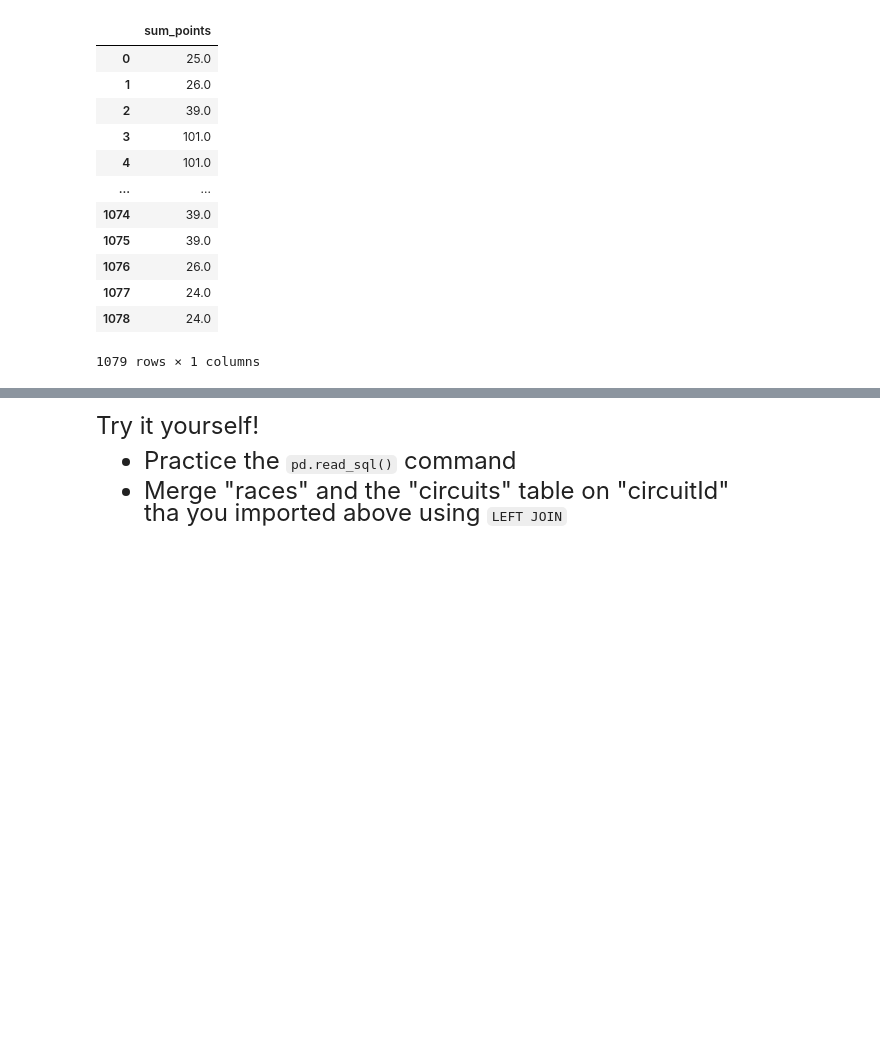
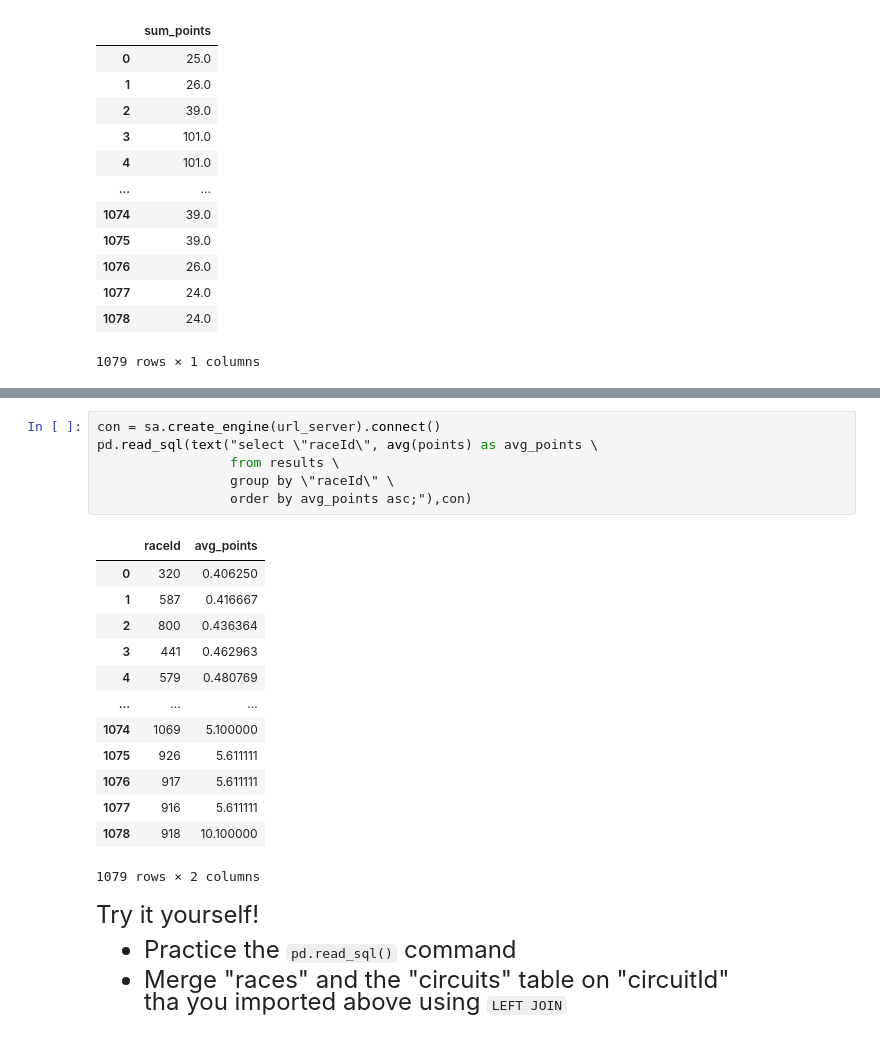
Before and after one commit to jadarro/qtm151_fall_2023, a Jupyter notebook: lecture_18/personal_lecture18.ipynb, the cells around one changed output, grey strips where cells are left out. Cells and saved outputs as stored; diff of their text form; blank space fills up the shorter version.

```diff
--- a/lecture_18/personal_lecture18.ipynb
+++ b/lecture_18/personal_lecture18.ipynb
@@ -264,3 +286,23 @@ pd.read_sql(text("SELECT SUM(points) AS sum_points \
+# %%
+con = sa.create_engine(url_server).connect()
+pd.read_sql(text("select \"raceId\", avg(points) as avg_points \
+                 from results \
+                 group by \"raceId\" \
+                 order by avg_points asc;"),con)
+# %% [output]
+|  | raceId | avg_points |
+| 0 | 320 | 0.406250 |
+| 1 | 587 | 0.416667 |
+| 2 | 800 | 0.436364 |
+| 3 | 441 | 0.462963 |
+| 4 | 579 | 0.480769 |
+| ... | ... | ... |
+| 1074 | 1069 | 5.100000 |
+| 1075 | 926 | 5.611111 |
+| 1076 | 917 | 5.611111 |
+| 1077 | 916 | 5.611111 |
+| 1078 | 918 | 10.100000 |
+1079 rows × 2 columns
 # %% [markdown]
 <font size = "5">
 
```
Also changed, not shown: parts of 2 cells of this notebook, 3 other files.
